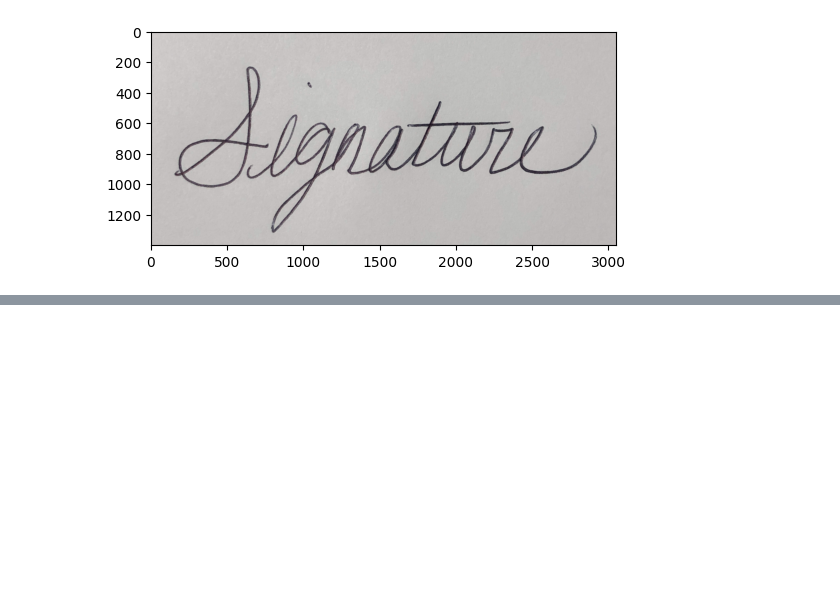
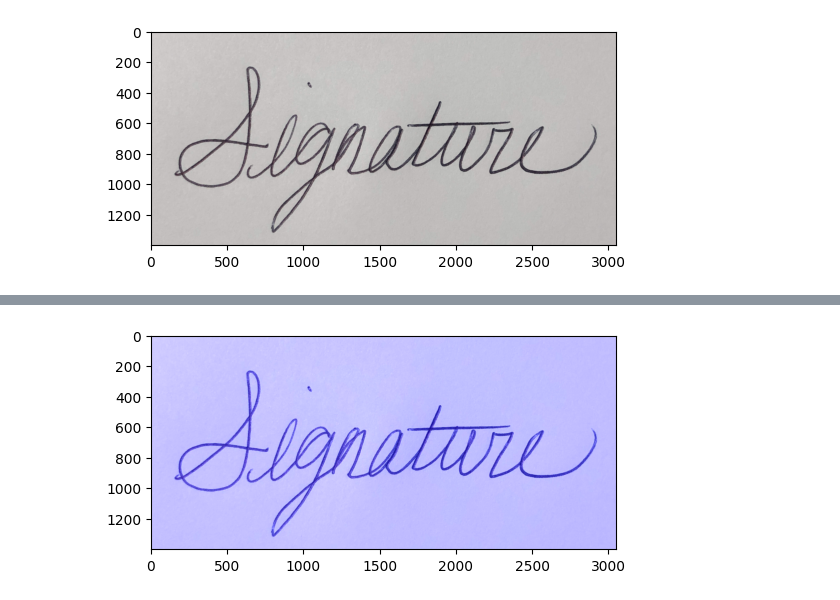
Before and after one commit to saulyaguana/signature, a Jupyter notebook: signature.ipynb, the cells around one changed output, grey strips where cells are left out. Drawn from its saved outputs; the diff is of its cells as text; code cells hidden in the pictures; blank space fills up the shorter version.

```diff
--- a/signature.ipynb
+++ b/signature.ipynb
@@ -39,0 +74,6 @@ plt.imshow(sig[:, :, ::-1]);
+# %%
+# Blend the signature with the mask
+sig_color = cv2.addWeighted(sig, 1, blue_mask, 0.5, 0)
+plt.imshow(sig_color[:, :, ::-1]);
+# %% [output]
+[figure, added]
```
Also changed, not shown: parts of 6 cells of this notebook, 1 other file.
